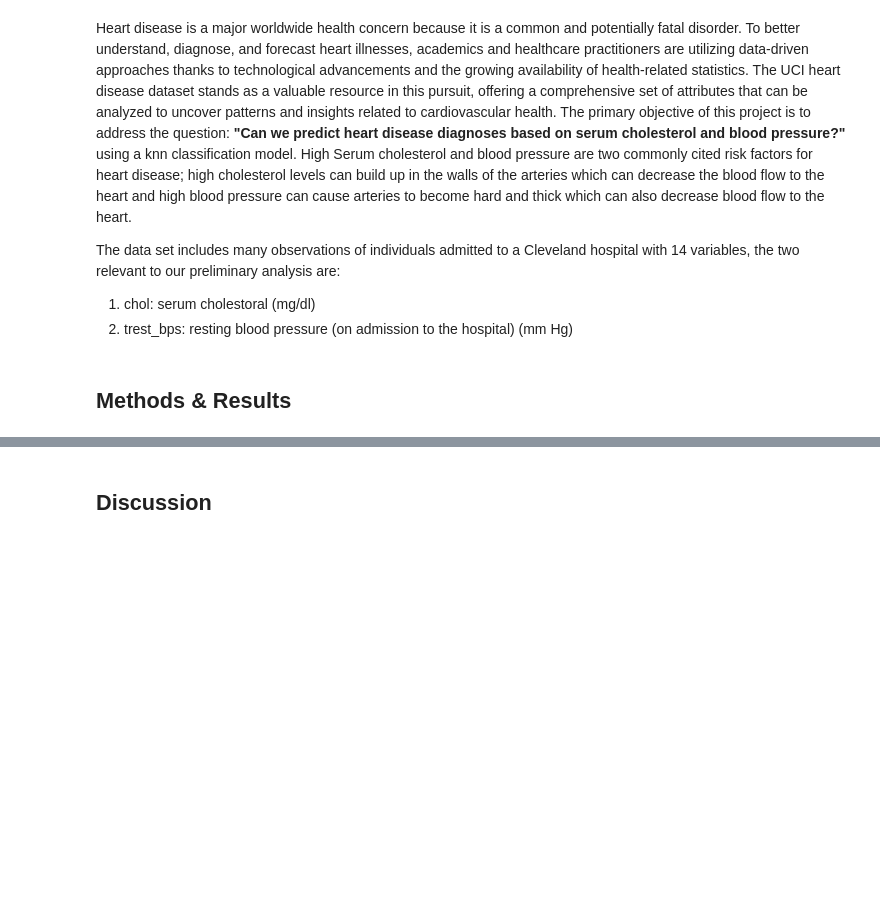
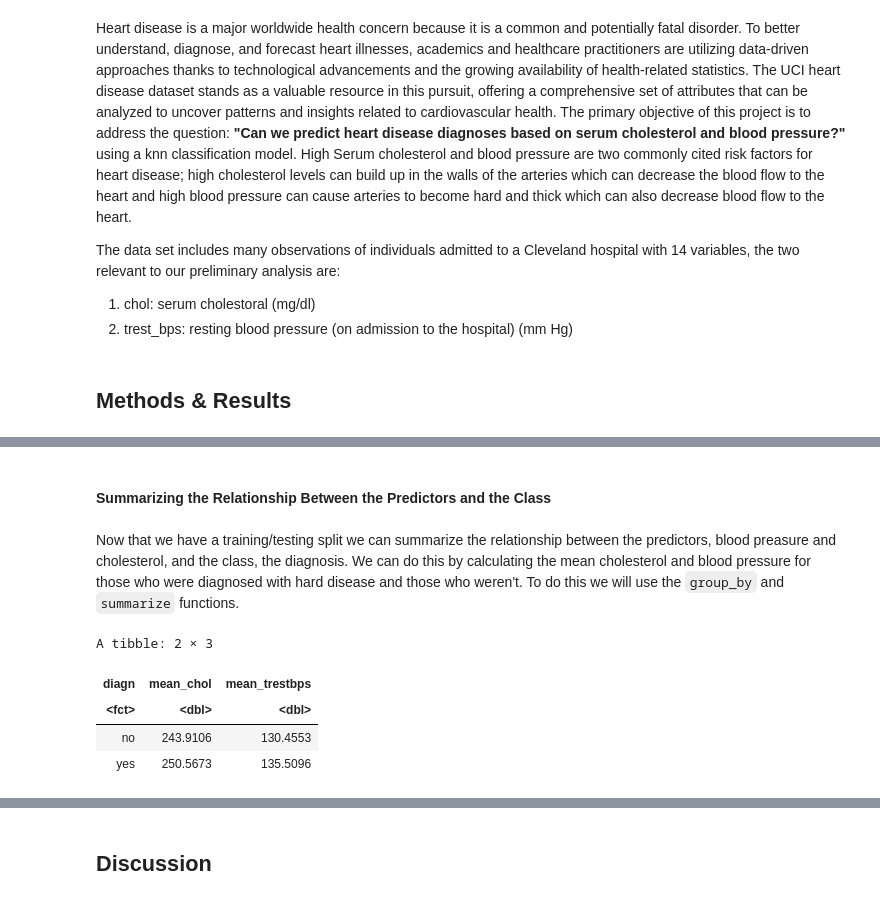
Before and after one commit to MarkSkrypnyk/group_project_report, a Jupyter notebook: group_project_report.ipynb, the cells around one changed output, grey strips where cells are left out. Cells and saved outputs as stored; diff of their text form; code cells hidden in the pictures; blank space fills up the shorter version.

```diff
--- a/group_project_report.ipynb
+++ b/group_project_report.ipynb
@@ -12,0 +78,15 @@ The data set includes many observations of individuals admitted to  a Cleveland
+# %% [markdown]
+#### Summarizing the Relationship Between the Predictors and the Class
+# %% [markdown]
+Now that we have a training/testing split we can summarize the relationship between the predictors, blood preasure and cholesterol, and the class, the diagnosis. We can do this by calculating the mean cholesterol and blood pressure for those who were diagnosed with hard disease and those who weren't. To do this we will use the `group_by` and `summarize` functions.
+# %%
+heart_disease_summary <- heart_disease_train |>
+    group_by(diagn) |>
+    summarize(mean_chol=mean(chol), mean_trestbps=mean(trestbps))
+heart_disease_summary
+# %% [output]
+A tibble: 2 × 3
+| diagn | mean_chol | mean_trestbps |
+| <fct> | <dbl> | <dbl> |
+| no | 243.9106 | 130.4553 |
+| yes | 250.5673 | 135.5096 |
```
Also changed, not shown: parts of 18 cells of this notebook.
